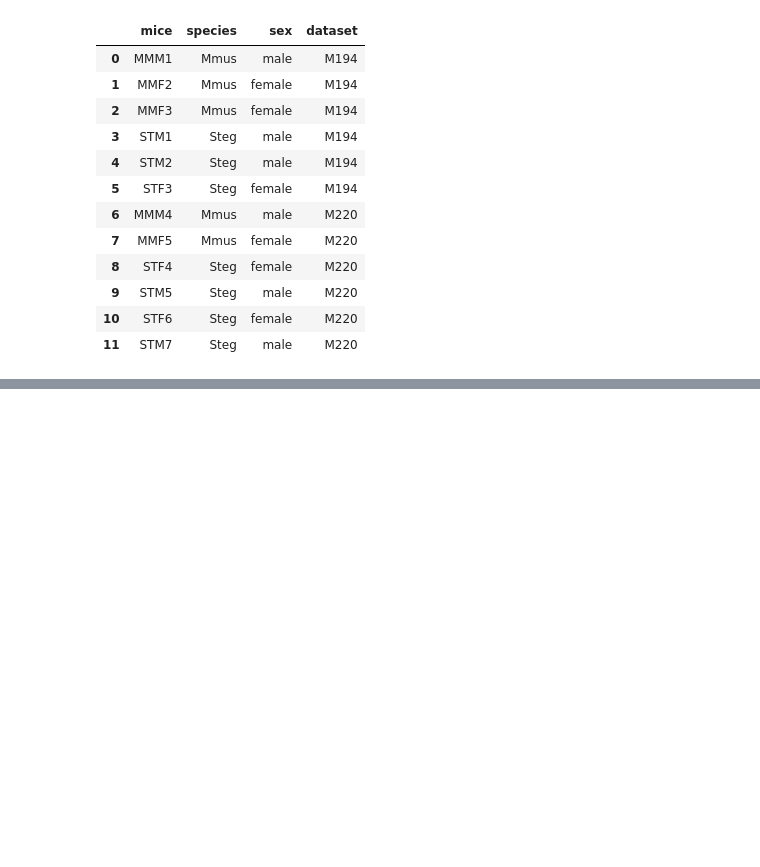
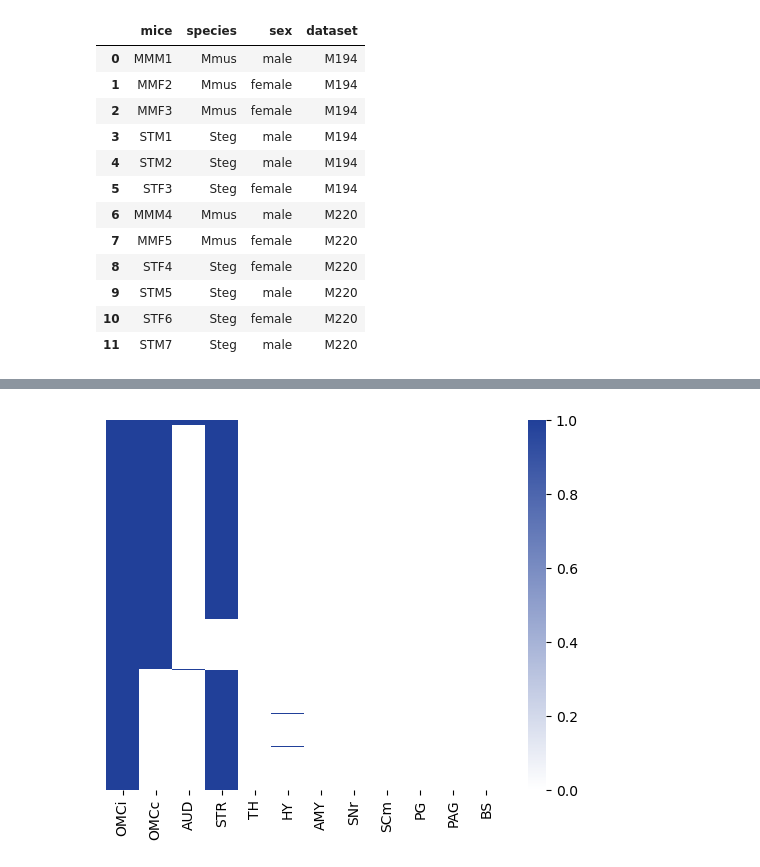
Before and after one commit to eisko/MAPseq_analysis, a Jupyter notebook: M194_M220_single_cell.ipynb, the cells around one changed output, grey strips where cells are left out. Saved outputs shown, nothing was run; the diff lists cells and outputs as text; code cells hidden in the pictures; blank space fills up the shorter version.

```diff
--- a/M194_M220_single_cell.ipynb
+++ b/M194_M220_single_cell.ipynb
@@ -139,3 +133,11 @@ for i in range(len(omc_it_st)):
 
 for i in range(len(omc_pt_st)):
     omc_pt_st[i] = clean_up_data(omc_pt_st[i])
+# %%
+# drop columns that excluded in IT population
+omc_it_mm[0]
+sns.heatmap(omc_it_mm[0], cmap=blue_cmp)
+plt.gca().get_yaxis().set_visible(False)
+# create branching graph?
+# %% [output]
+[figure, added]
```
Also changed, not shown: parts of 7 cells of this notebook, 1 other file.
